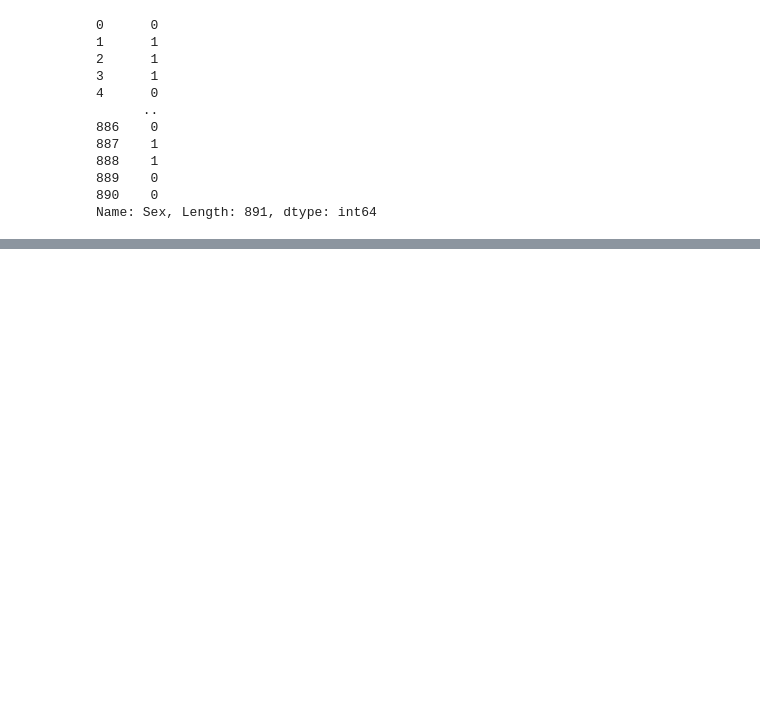
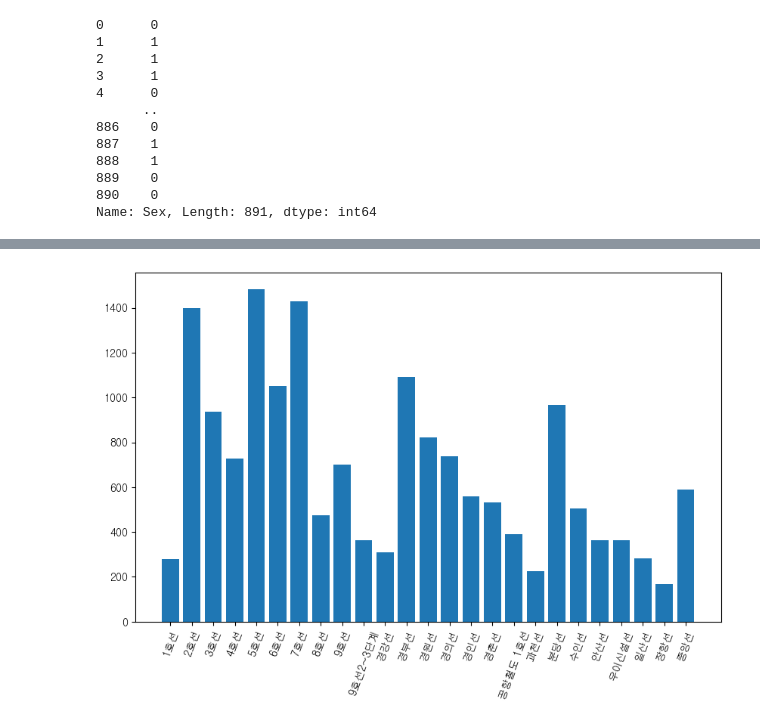
Before and after one commit to sohson/hipython, a Jupyter notebook: 42.데이터전처리.ipynb, the cells around one changed output, grey strips where cells are left out. Drawn from its saved outputs; the diff is of its cells as text; code cells hidden in the pictures; blank space fills up the shorter version.

Commit message:
pandas

```diff
--- a/42.데이터전처리.ipynb
+++ b/42.데이터전처리.ipynb
@@ -773,0 +778,15 @@ Name: Sex, Length: 891, dtype: int64
+# %%
+import warnings
+warnings.filterwarnings('ignore')
+# 폰트 지정
+from matplotlib import rcParams
+rcParams['font.family'] = 'Gulim'
+rcParams['axes.unicode_minus'] = False  # 한글 폰트 사용 시, 마이너스 글자가 깨지는 현상 해결
+
+import matplotlib.pyplot as plt
+# %%
+df = pd.read_csv('./data\CARD_SUBWAY_MONTH_202102.csv',usecols=range(6))
+df
+# usecols를 지정하면 Pandas는 아예 "이 파일은 처음부터 6개짜리 컬럼만 있는 파일이다"라고 가정하고 읽기 시작.
+# 헤더: 첫 번째 줄에서 0번부터 5번 인덱스까지 6개의 이름을 가져옴. (정상)
+# 데이터: 그 다음 줄부터 데이터를 읽을 때, 한 줄에 값이 몇개가 있든 무조건 앞의 6개(0~5번)만 집어 들고 나머지는 보지도않음.
@@ -773,0 +830,4 @@ Name: Sex, Length: 891, dtype: int64
+# %%
+# df_line_cnt=df['노선명'].value_counts() >> 데이터 갯수가 많은 순 정렬
+df_line_cnt=df.groupby('노선명').size().reset_index() # >> 가나다 순 정렬
+df_line_cnt
@@ -773,0 +852,7 @@ Name: Sex, Length: 891, dtype: int64
+# %%
+plt.figure(figsize=(10,6))
+plt.bar(df_line_cnt['노선명'],df_line_cnt[0])
+plt.xticks(rotation=70)
+plt.show()
+# %% [output]
+[figure, added]
```
Also changed, not shown: parts of 18 cells of this notebook.
